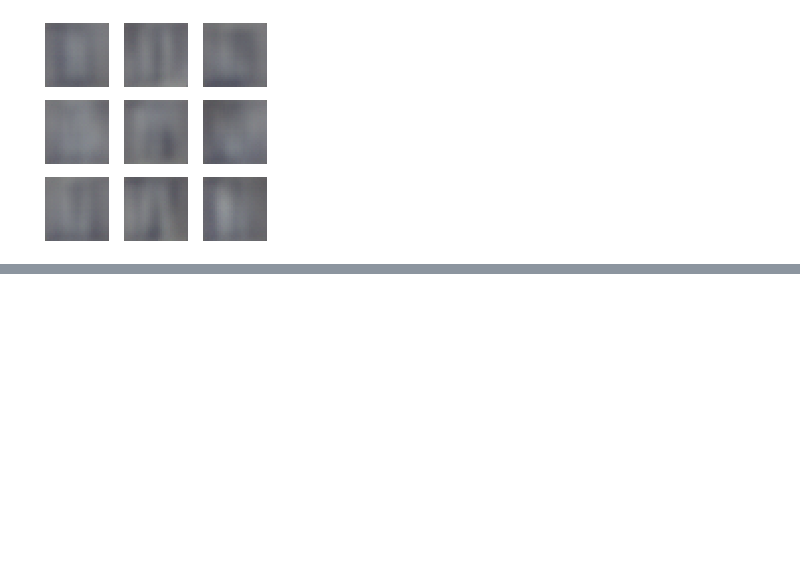
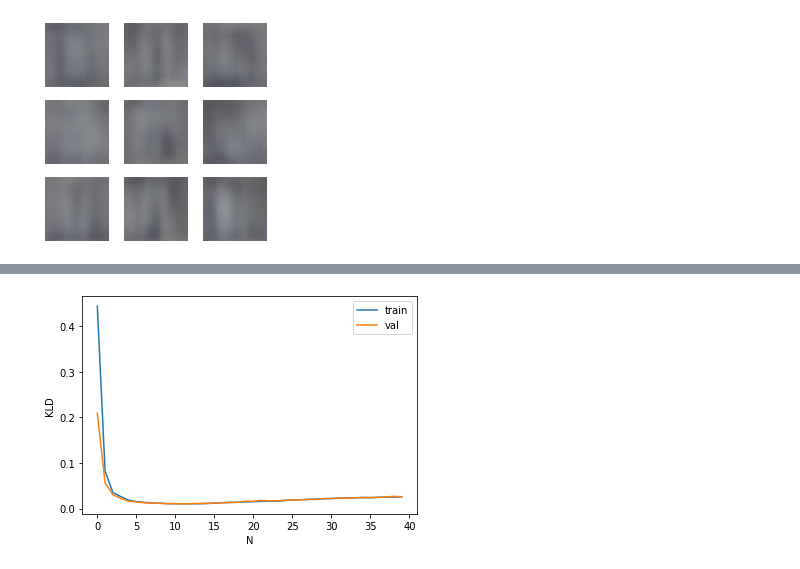
Before and after one commit to Hotckiss/DUL, a Jupyter notebook: hw3p2.ipynb, the cells around one changed output, grey strips where cells are left out. Cells and saved outputs as stored; diff of their text form; code cells hidden in the pictures; blank space fills up the shorter version.

```diff
--- a/hw3p2.ipynb
+++ b/hw3p2.ipynb
@@ -508,0 +513,4 @@ train(model, criterion_mse, criterion_kl, optimizer, None, epochs)
+# %%
+plot_(losses_kl_train2, losses_kl_val2, "KLD")
+# %% [output]
+[figure, added]
```
Also changed, not shown: parts of 5 cells of this notebook.
